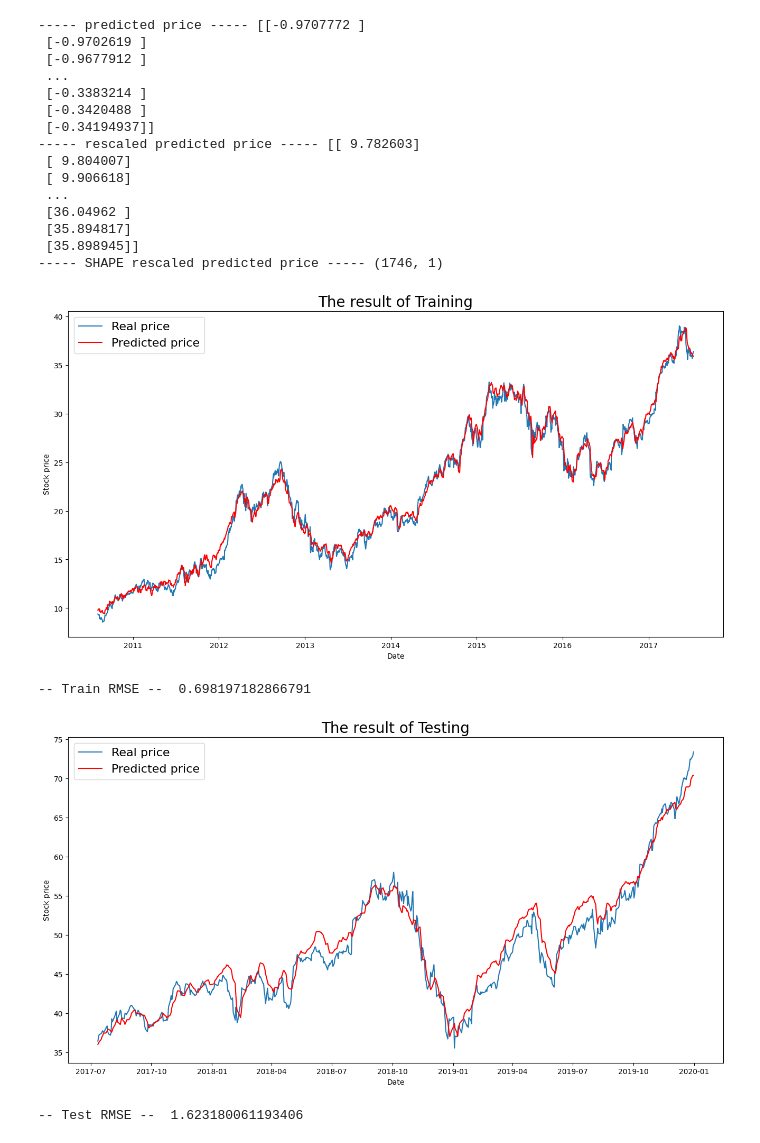
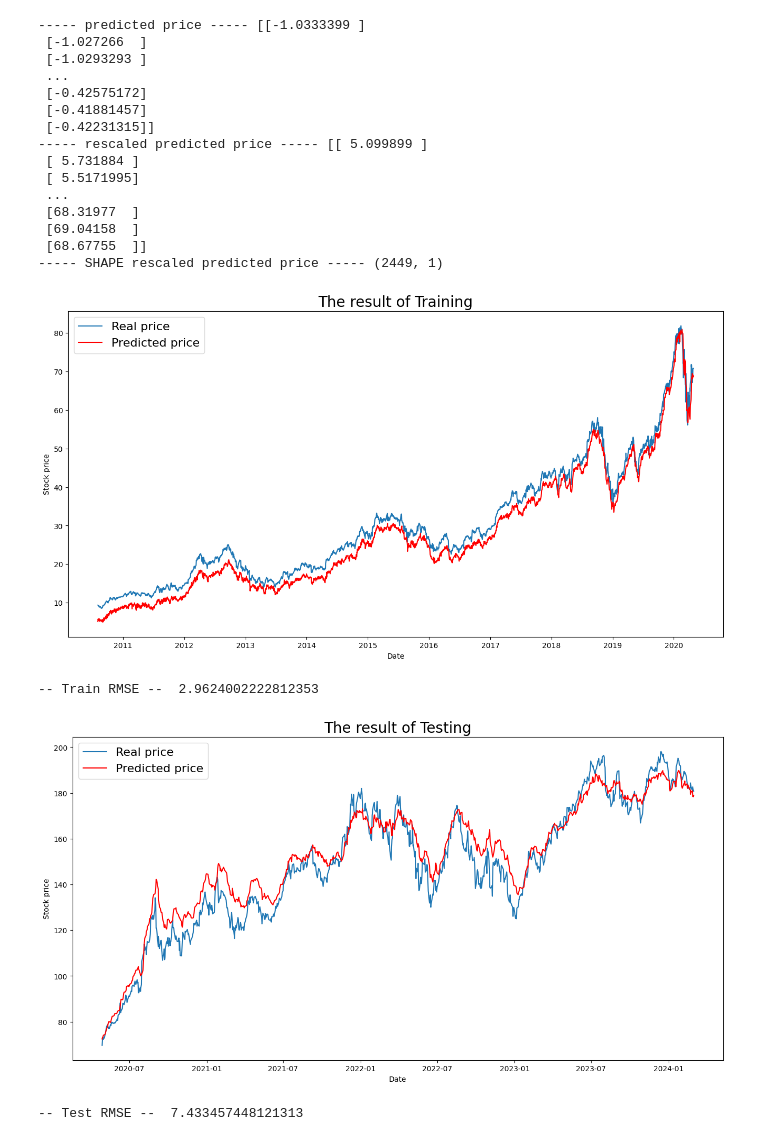
Before and after one commit to dingyisha/GAN_demo, a Jupyter notebook: 4. Basic_GAN.ipynb, the cells around one changed output. Cells and saved outputs as stored; diff of their text form; code cells hidden in the pictures.

```diff
--- a/4. Basic_GAN.ipynb
+++ b/4. Basic_GAN.ipynb
@@ -261,48 +248,48 @@ for i in range(rescaled_y_test_predicted.shape[0]):
     test_predict_result = pd.concat([test_predict_result, y_predict], axis=1, sort=False)
 
 test_real_price = pd.DataFrame()
 for i in range(rescaled_y_test.shape[0]):
     y_test_real = pd.DataFrame(rescaled_y_test[i], columns=["real_price"], index=test_predict_index[i:i+output_dim])
     test_real_price = pd.concat([test_real_price, y_test_real], axis=1, sort=False)
 
 test_predict_result['predicted_mean'] = test_predict_result.mean(axis=1)
 test_real_price['real_mean'] = test_real_price.mean(axis=1)
 
 # Filter data to include only dates before 2020-01
-cut_off_date = '2020-01-01'
+cut_off_date = '2024-03-01'
 test_predict_result = test_predict_result.loc[test_predict_result.index < cut_off_date]
 test_real_price = test_real_price.loc[test_real_price.index < cut_off_date]
 
 # Plot the test result
 plt.figure(figsize=(16, 8))
 plt.plot(test_real_price["real_mean"], label="Real price")
 plt.plot(test_predict_result["predicted_mean"], color='r', label="Predicted price")
 plt.xlabel("Date")
 plt.ylabel("Stock price")
 plt.legend(loc="upper left", fontsize=16)
 plt.title("The result of Testing", fontsize=20)
 plt.show()
 
 # Calculate RMSE for test data
 test_RMSE = np.sqrt(mean_squared_error(test_real_price["real_mean"], test_predict_result["predicted_mean"]))
 print('-- Test RMSE -- ', test_RMSE)
 # %% [output]
------ predicted price ----- [[-0.9707772 ]
- [-0.9702619 ]
- [-0.9677912 ]
+----- predicted price ----- [[-1.0333399 ]
+ [-1.027266  ]
+ [-1.0293293 ]
  ...
- [-0.3383214 ]
- [-0.3420488 ]
- [-0.34194937]]
------ rescaled predicted price ----- [[ 9.782603]
- [ 9.804007]
- [ 9.906618]
+ [-0.42575172]
+ [-0.41881457]
+ [-0.42231315]]
+----- rescaled predicted price ----- [[ 5.099899 ]
+ [ 5.731884 ]
+ [ 5.5171995]
  ...
- [36.04962 ]
- [35.894817]
- [35.898945]]
------ SHAPE rescaled predicted price ----- (1746, 1)
+ [68.31977  ]
+ [69.04158  ]
+ [68.67755  ]]
+----- SHAPE rescaled predicted price ----- (2449, 1)
-[figure, old version]
+[figure, new version]
--- Train RMSE --  0.698197182866791
+-- Train RMSE --  2.9624002222812353
-[figure, old version]
+[figure, new version]
--- Test RMSE --  1.623180061193406
+-- Test RMSE --  7.433457448121313
```
Also changed, not shown: parts of 1 cell of this notebook, 32 other files.
